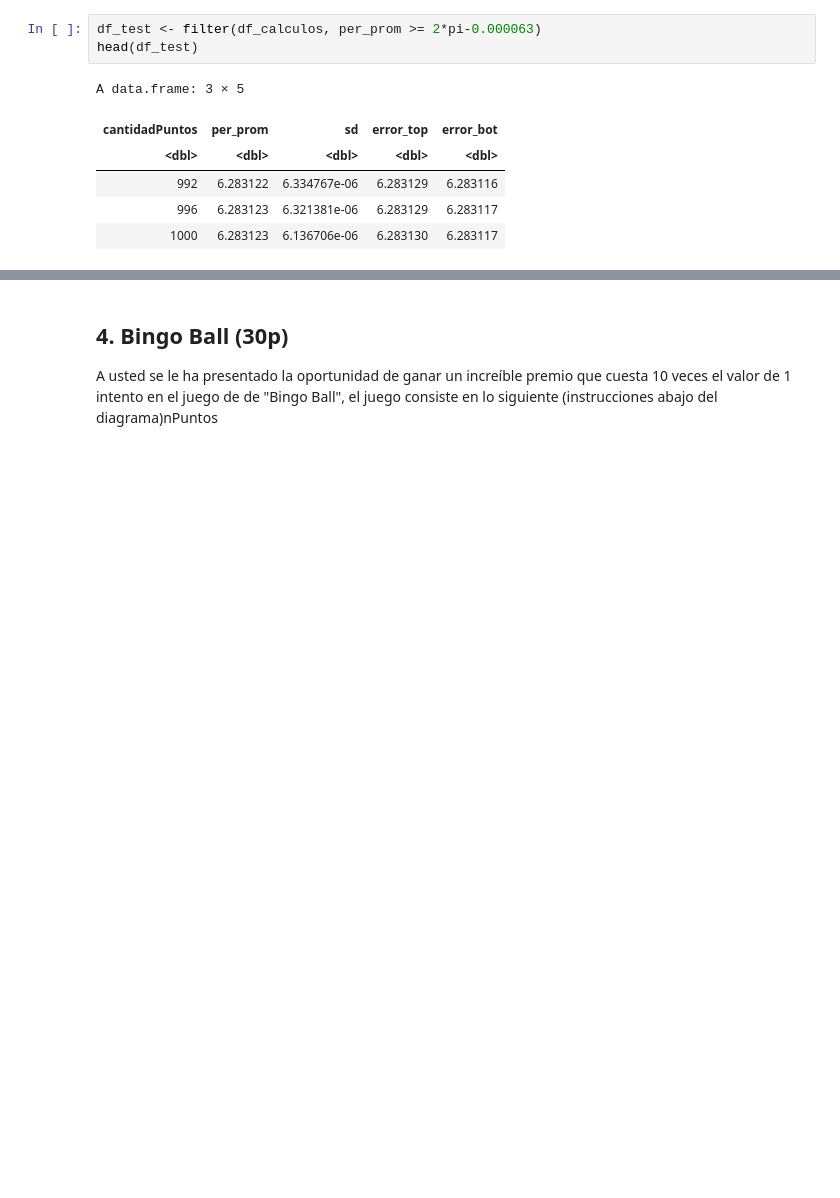
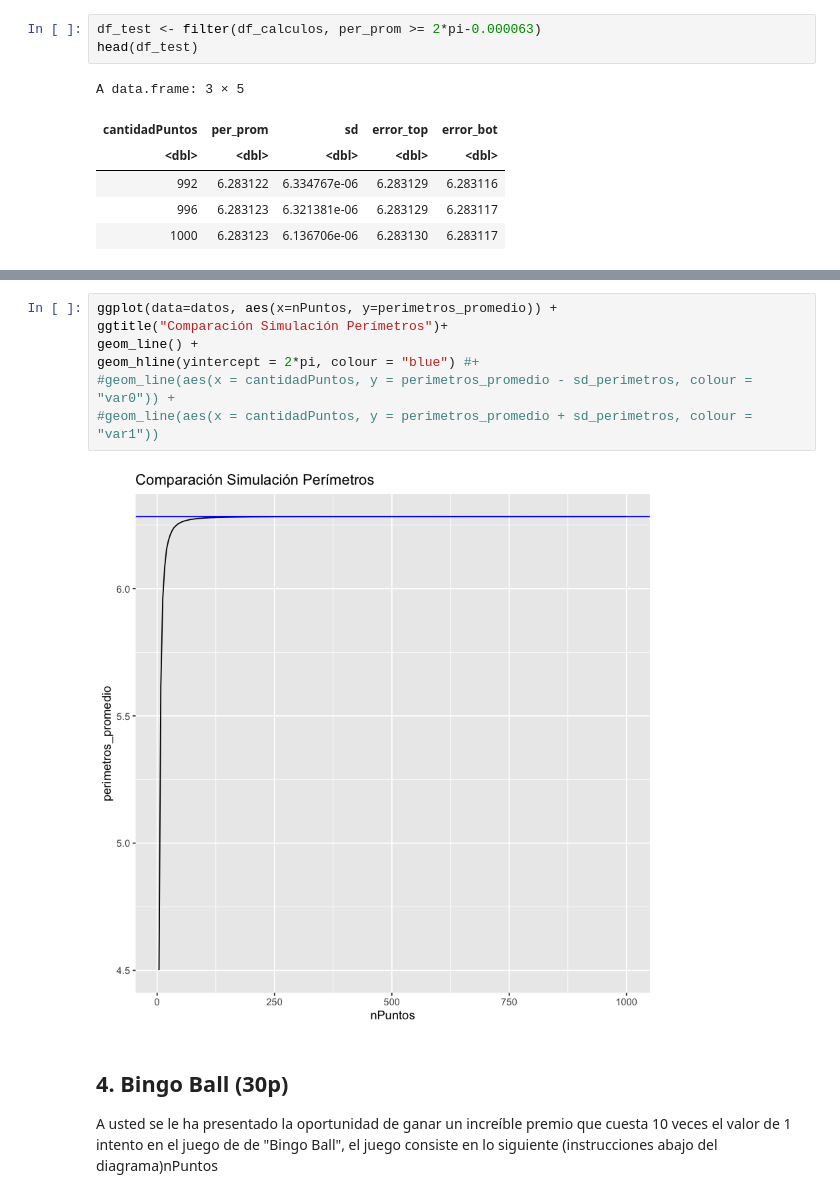
Before and after one commit to jpjorquera/Lab1-Estaca, a Jupyter notebook: Laboratorio 1.ipynb, the cells around one changed output, grey strips where cells are left out. Saved outputs shown, nothing was run; the diff lists cells and outputs as text; blank space fills up the shorter version.

```diff
--- a/Laboratorio 1.ipynb
+++ b/Laboratorio 1.ipynb
@@ -267,3 +313,12 @@ A data.frame: 3 × 5
+# %%
+ggplot(data=datos, aes(x=nPuntos, y=perimetros_promedio)) +
+ggtitle("Comparación Simulación Perímetros")+
+geom_line() +
+geom_hline(yintercept = 2*pi, colour = "blue") #+
+#geom_line(aes(x = cantidadPuntos, y = perimetros_promedio - sd_perimetros, colour = "var0")) +
+#geom_line(aes(x = cantidadPuntos, y = perimetros_promedio + sd_perimetros, colour = "var1"))
+# %% [output]
+[figure, added]
 # %% [markdown]
 ## 4. Bingo Ball (30p)
 
```
Also changed, not shown: parts of 1 cell of this notebook.
